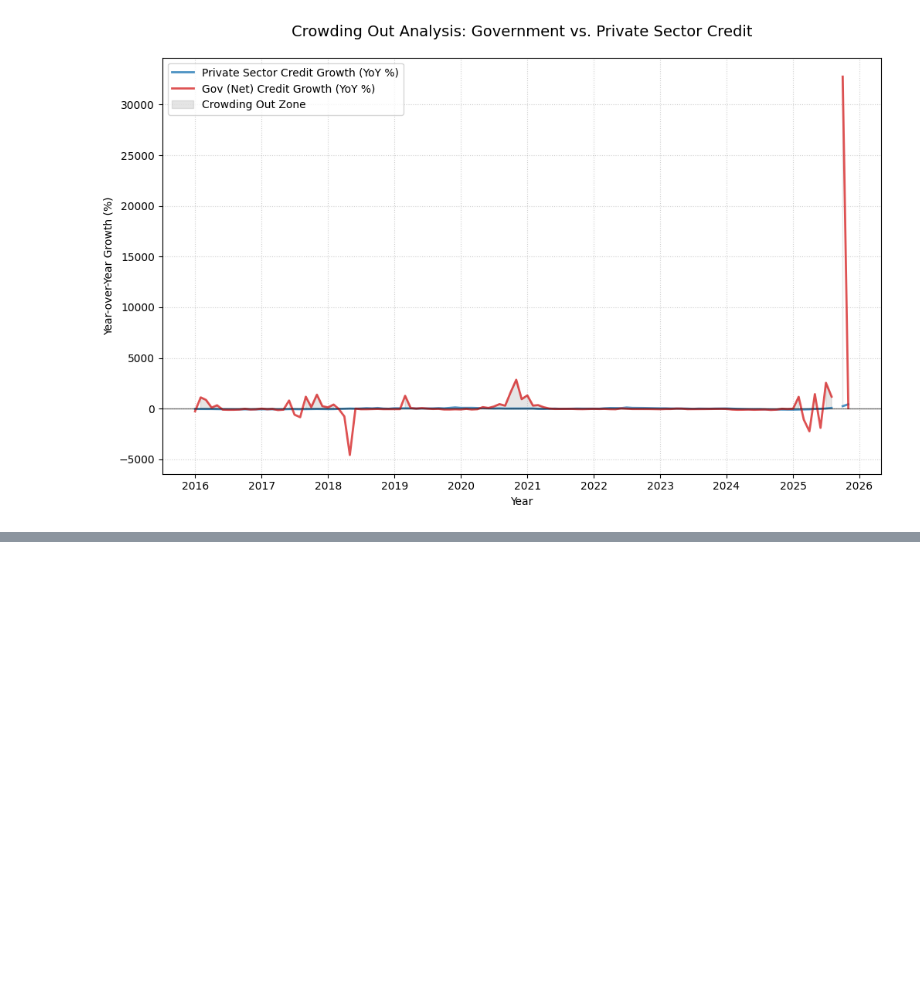
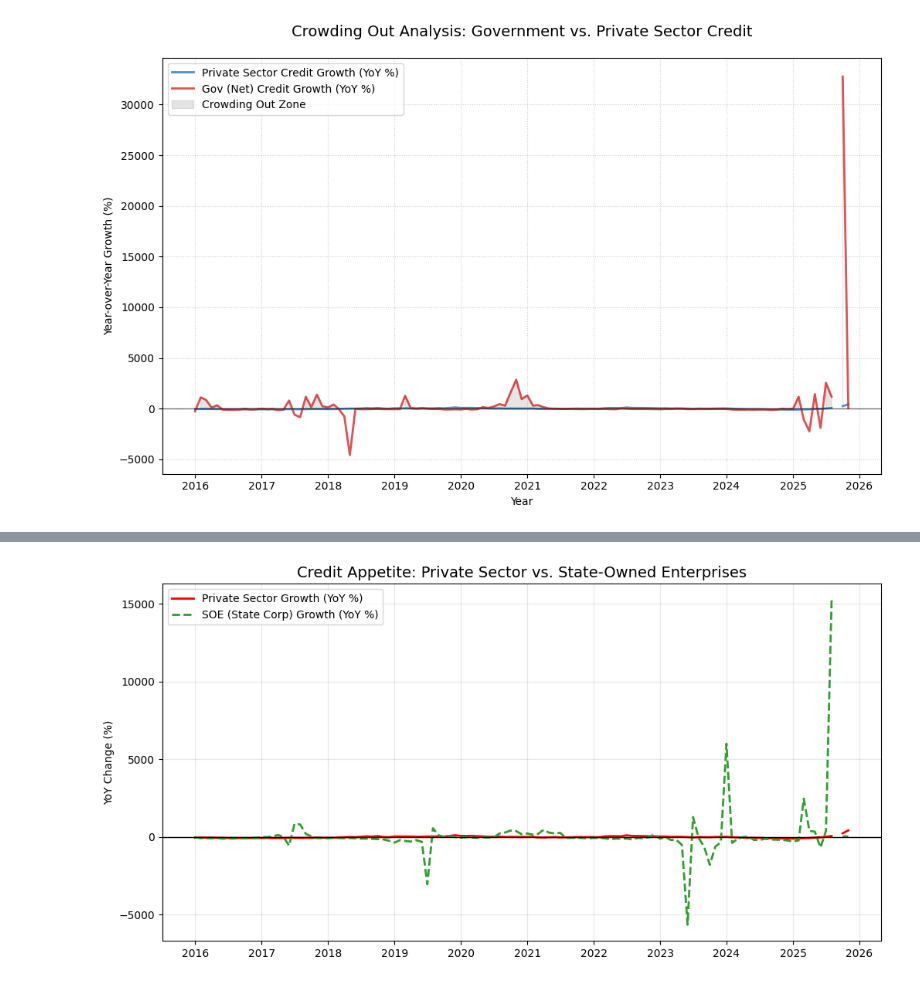
Before and after one commit to asaphray/cbk-macroeconomic-analysis, a Jupyter notebook: notebooks/python/03_monetary_analysis.ipynb, the cells around one changed output, grey strips where cells are left out. Cells and saved outputs as stored; diff of their text form; code cells hidden in the pictures; blank space fills up the shorter version.

```diff
--- a/notebooks/python/03_monetary_analysis.ipynb
+++ b/notebooks/python/03_monetary_analysis.ipynb
@@ -373,0 +388,15 @@ plt.grid(True, linestyle=':', alpha=0.6)
+# %%
+# Comparing the growth rates of credit to State Corporations vs Businesses
+df_credit_yoy = df_monetary[['SOE_Credit', 'Private_Credit']].pct_change(periods=12) * 100
+# %%
+# SOE vs Private Sector Credit Growth
+plt.figure(figsize=(12, 6))
+plt.plot(df_credit_yoy.index, df_credit_yoy['Private_Credit'], label='Private Sector Growth (YoY %)', color='red', linewidth=2)
+plt.plot(df_credit_yoy.index, df_credit_yoy['SOE_Credit'], label='SOE (State Corp) Growth (YoY %)', color='#2ca02c', linestyle='--', linewidth=2)
+plt.axhline(0, color='black', linewidth=1)
+plt.title('Credit Appetite: Private Sector vs. State-Owned Enterprises', fontsize=14)
+plt.ylabel('YoY Change (%)')
+plt.legend()
+plt.grid(True, alpha=0.3)
+# %% [output]
+[figure, added]
```
Also changed, not shown: parts of 9 cells of this notebook.
